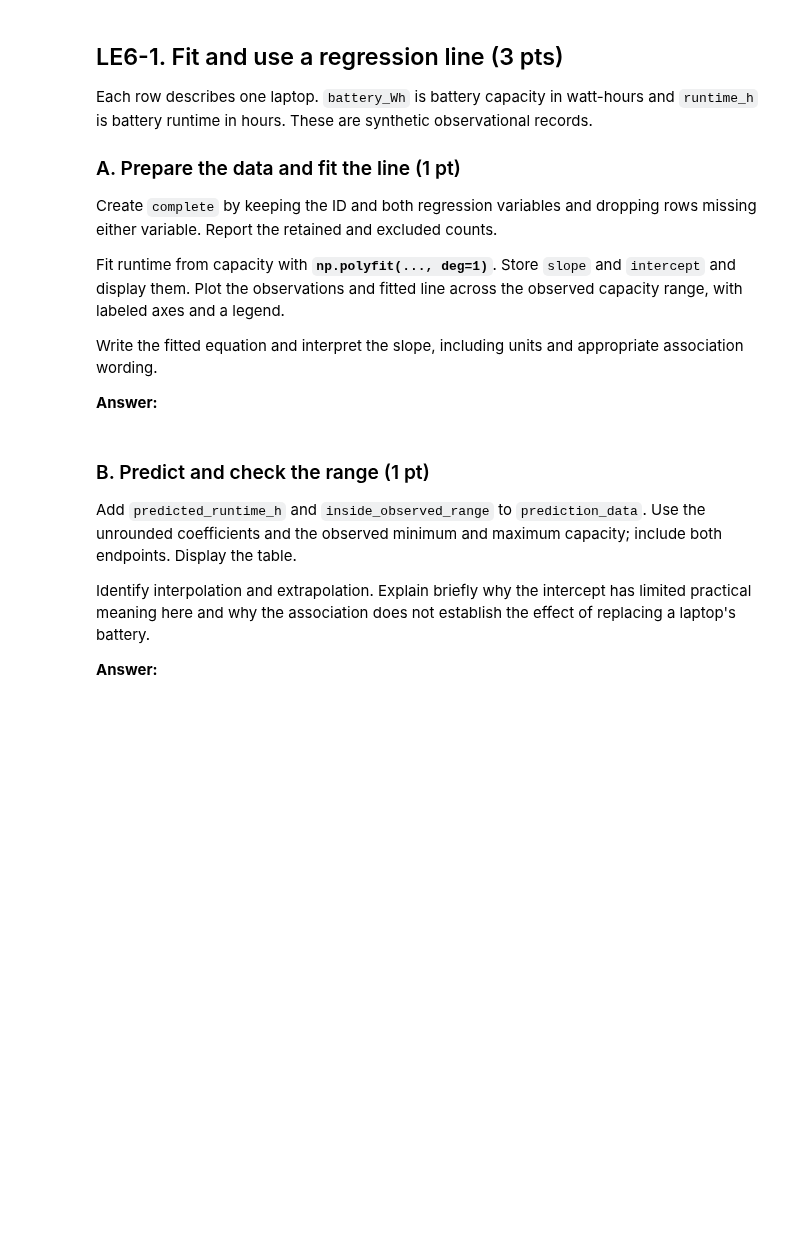
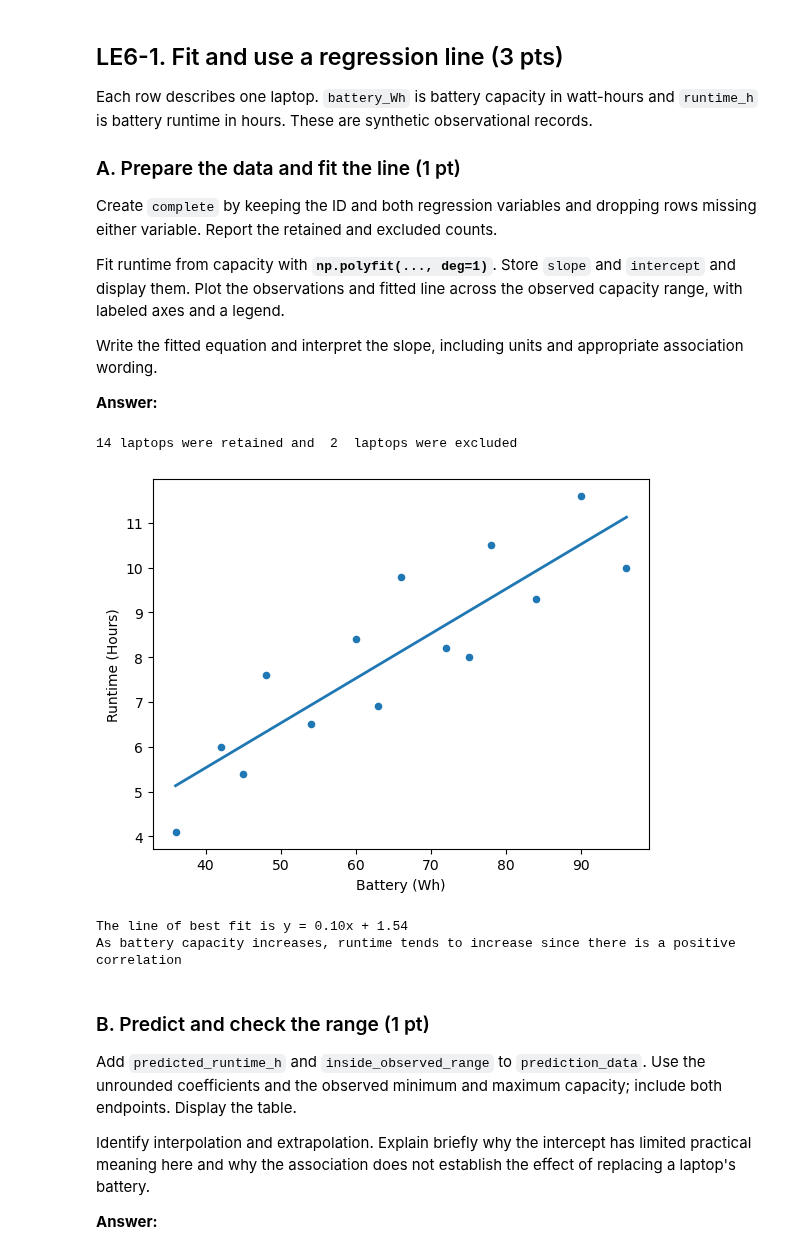
Before and after one commit to paulien67/26f-engr1451-2451, a Jupyter notebook: 1-assignments/LE06/LE06.ipynb, the cells around one changed output. Cells and saved outputs as stored; diff of their text form; code cells hidden in the pictures; blank space fills up the shorter version.

```diff
--- a/1-assignments/LE06/LE06.ipynb
+++ b/1-assignments/LE06/LE06.ipynb
@@ -51,22 +51,45 @@ Write the fitted equation and interpret the slope, including units and appropria
 # %%
 battery_Wh = [36, 42, 45, 48, 54, 60, 63, 66,
               72, 75, 78, 84, 90, 96, np.nan, 80]
 laptops = pd.DataFrame({
     "laptop_id": [f"L{number:02d}" for number in range(1, len(battery_Wh) + 1)],
     "battery_Wh": battery_Wh,
     "runtime_h": [4.1, 6.0, 5.4, 7.6, 6.5, 8.4, 6.9, 9.8,
                   8.2, 8.0, 10.5, 9.3, 11.6, 10.0, 8.5, np.nan],
 })
 xcol = "battery_Wh"
 ycol = "runtime_h"
 laptop_labels = {
     "battery_Wh": "Battery capacity (Wh)",
     "runtime_h": "Battery runtime (h)",
 }
+#print(laptops)
+# Your complete-case selection and retained/excluded counts here.
+complete = laptops.dropna()
+retained = len(complete)
+excluded = len(laptops) - retained
+print(retained, "laptops were retained and ", excluded, " laptops were excluded")
+# Fit with np.polyfit(), storing slope and intercept.
+fit_slope, fit_intercept = np.polyfit(complete[xcol],complete[ycol],1)
+# Plot the observations and fitted line over the observed x range.
+x_line = np.array([complete[xcol].min(), complete[xcol].max()])
+y_line = fit_intercept + fit_slope * x_line
 
-# Your complete-case selection and retained/excluded counts here.
-# Fit with np.polyfit(), storing slope and intercept.
-# Plot the observations and fitted line over the observed x range.
+ax = complete.plot.scatter(xcol,ycol)
+ax.plot(x_line, y_line, linewidth=2, label="Least-squares line")
+ax.set(
+    xlabel="Battery (Wh)",
+    ylabel="Runtime (Hours)"
+)
+plt.show()
+
+print(f"The line of best fit is y = {fit_slope:.2f}x + {fit_intercept:.2f}")
+print(f"As battery capacity increases, runtime tends to increase since there is a positive correlation")
+# %% [output]
+14 laptops were retained and  2  laptops were excluded
+[figure, added]
+The line of best fit is y = 0.10x + 1.54
+As battery capacity increases, runtime tends to increase since there is a positive correlation
 # %% [markdown]
 ### B. Predict and check the range (1 pt)
 
```
Also changed, not shown: parts of 3 cells of this notebook, 1 other file.
